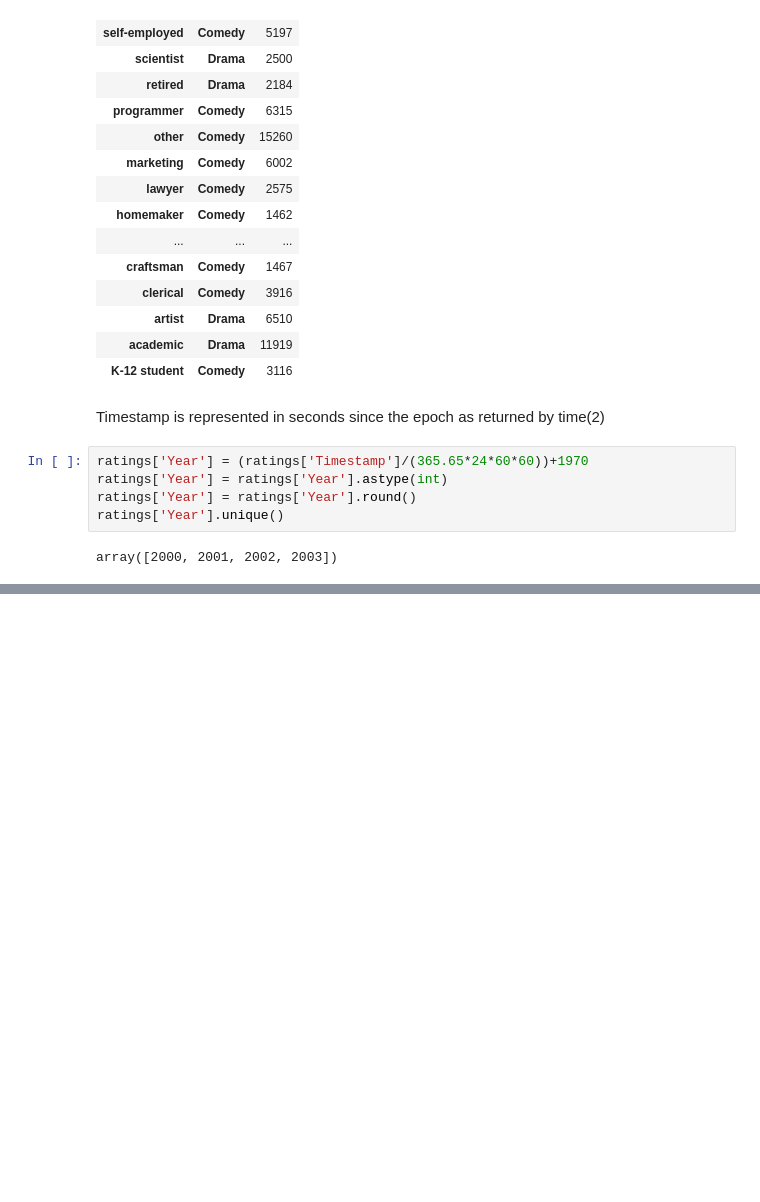
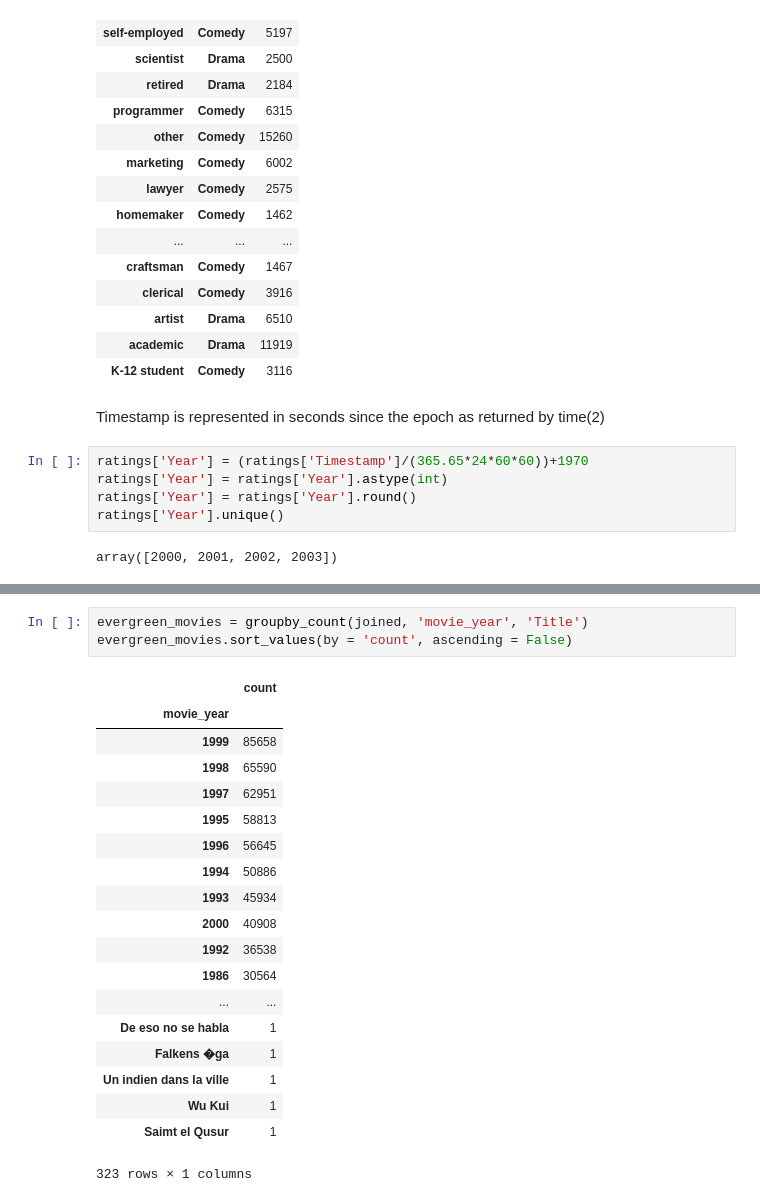
Before and after one commit to amprova/Larger_scale_data, a Jupyter notebook: project2/data_summary.ipynb, the cells around one changed output, grey strips where cells are left out. Cells and saved outputs as stored; diff of their text form; blank space fills up the shorter version.

```diff
--- a/project2/data_summary.ipynb
+++ b/project2/data_summary.ipynb
@@ -344 +369,24 @@ array([2000, 2001, 2002, 2003])
+# %%
+evergreen_movies = groupby_count(joined, 'movie_year', 'Title')
+evergreen_movies.sort_values(by = 'count', ascending = False)
+# %% [output]
+|  | count |
+| movie_year |  |
+| 1999 | 85658 |
+| 1998 | 65590 |
+| 1997 | 62951 |
+| 1995 | 58813 |
+| 1996 | 56645 |
+| 1994 | 50886 |
+| 1993 | 45934 |
+| 2000 | 40908 |
+| 1992 | 36538 |
+| 1986 | 30564 |
+| ... | ... |
+| De eso no se habla | 1 |
+| Falkens �ga | 1 |
+| Un indien dans la ville | 1 |
+| Wu Kui | 1 |
+| Saimt el Qusur | 1 |
+323 rows × 1 columns
 # %%
```
Also changed, not shown: parts of 5 cells of this notebook, 58 other files.
